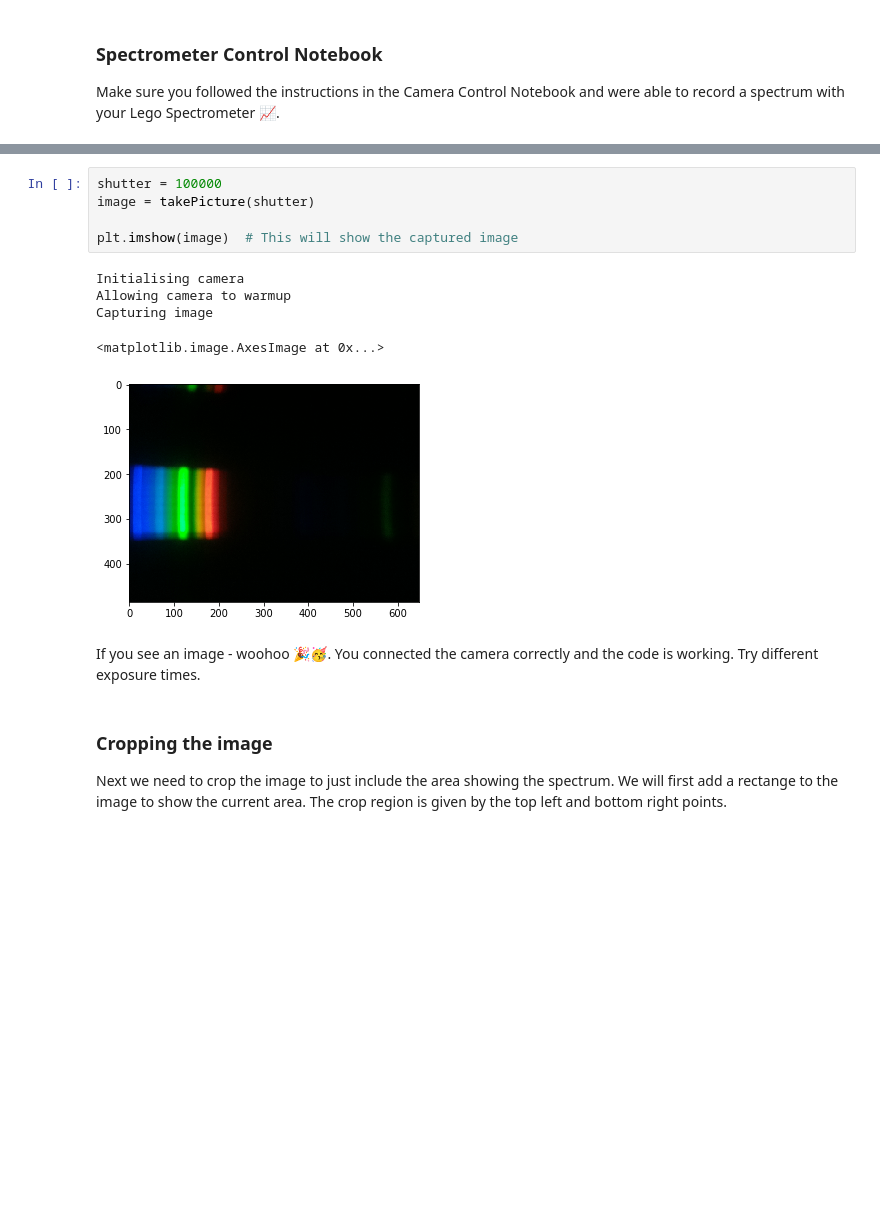
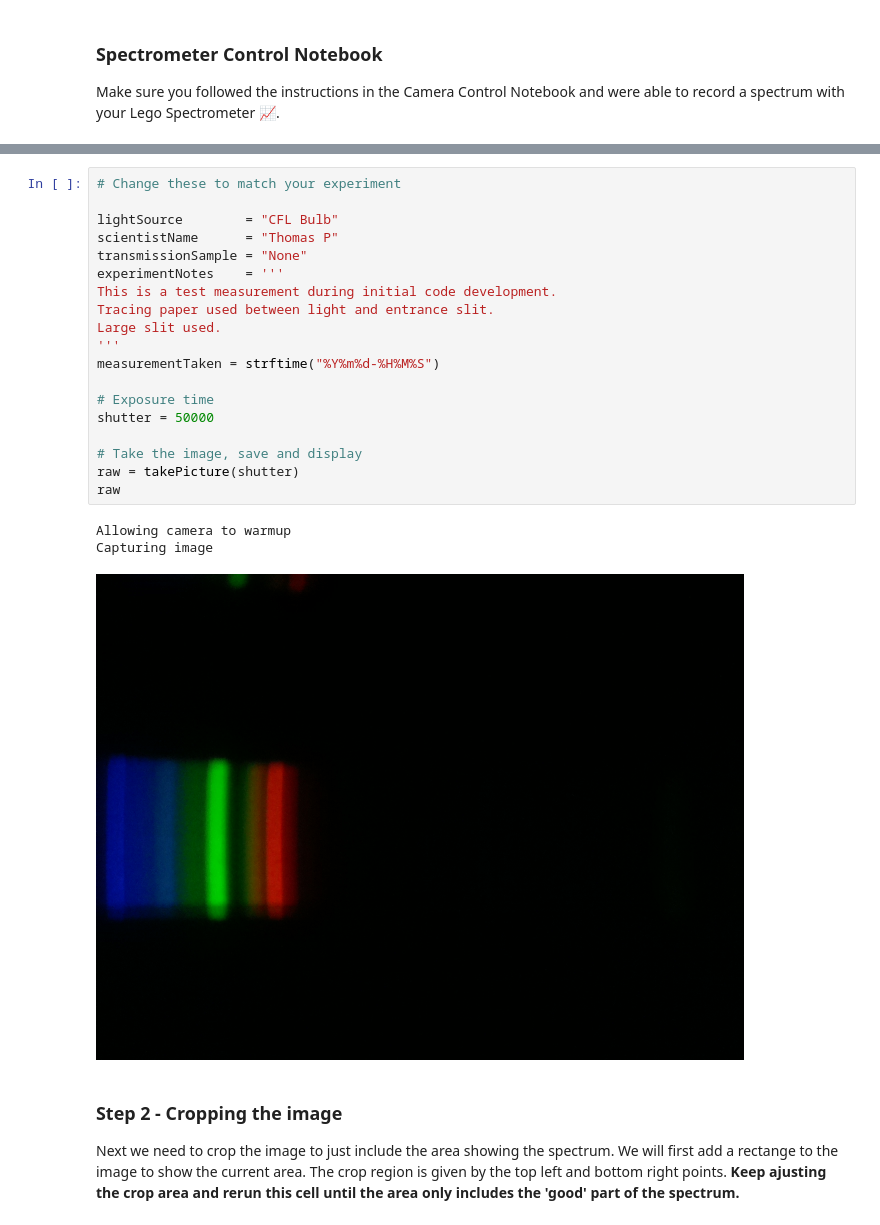
Before and after one commit to orcsgirls/LegoSpectrometer, a Jupyter notebook: SpectrometerControl.ipynb, the cells around one changed output, grey strips where cells are left out. Saved outputs shown, nothing was run; the diff lists cells and outputs as text; blank space fills up the shorter version.

```diff
--- a/SpectrometerControl.ipynb
+++ b/SpectrometerControl.ipynb
@@ -52,18 +167,28 @@ Now let's capture an image and display it. Note that the argument shutter specif
 # %%
-shutter = 100000
-image = takePicture(shutter)
+# Change these to match your experiment
 
-plt.imshow(image)  # This will show the captured image
+lightSource        = "CFL Bulb"
+scientistName      = "Thomas P"
+transmissionSample = "None"
+experimentNotes    = '''
+This is a test measurement during initial code development.
+Tracing paper used between light and entrance slit.
+Large slit used.
+'''
+measurementTaken = strftime("%Y%m%d-%H%M%S")
+
+# Exposure time
+shutter = 50000
+
+# Take the image, save and display
+raw = takePicture(shutter)
+raw
 # %% [output]
-Initialising camera
 Allowing camera to warmup
 Capturing image
-<matplotlib.image.AxesImage at 0x...>
-[figure, old version]
+[figure, new version]
-# %% [markdown]
-If you see an image - woohoo 🎉🥳. You connected the camera correctly and the code is working. Try different exposure times.
 # %% [markdown]
-### Cropping the image
+### Step 2 - Cropping the image
 
-Next we need to crop the image to just include the area showing the spectrum. We will first add a rectange to the image to show the current area. The crop region is given by the top left and bottom right points.
+Next we need to crop the image to just include the area showing the spectrum. We will first add a rectange to the image to show the current area. The crop region is given by the top left and bottom right points. **Keep ajusting the crop area and rerun this cell until the area only includes the 'good' part of the spectrum.**
 # %%
```
Also changed, not shown: parts of 30 cells of this notebook, 14 other files.
